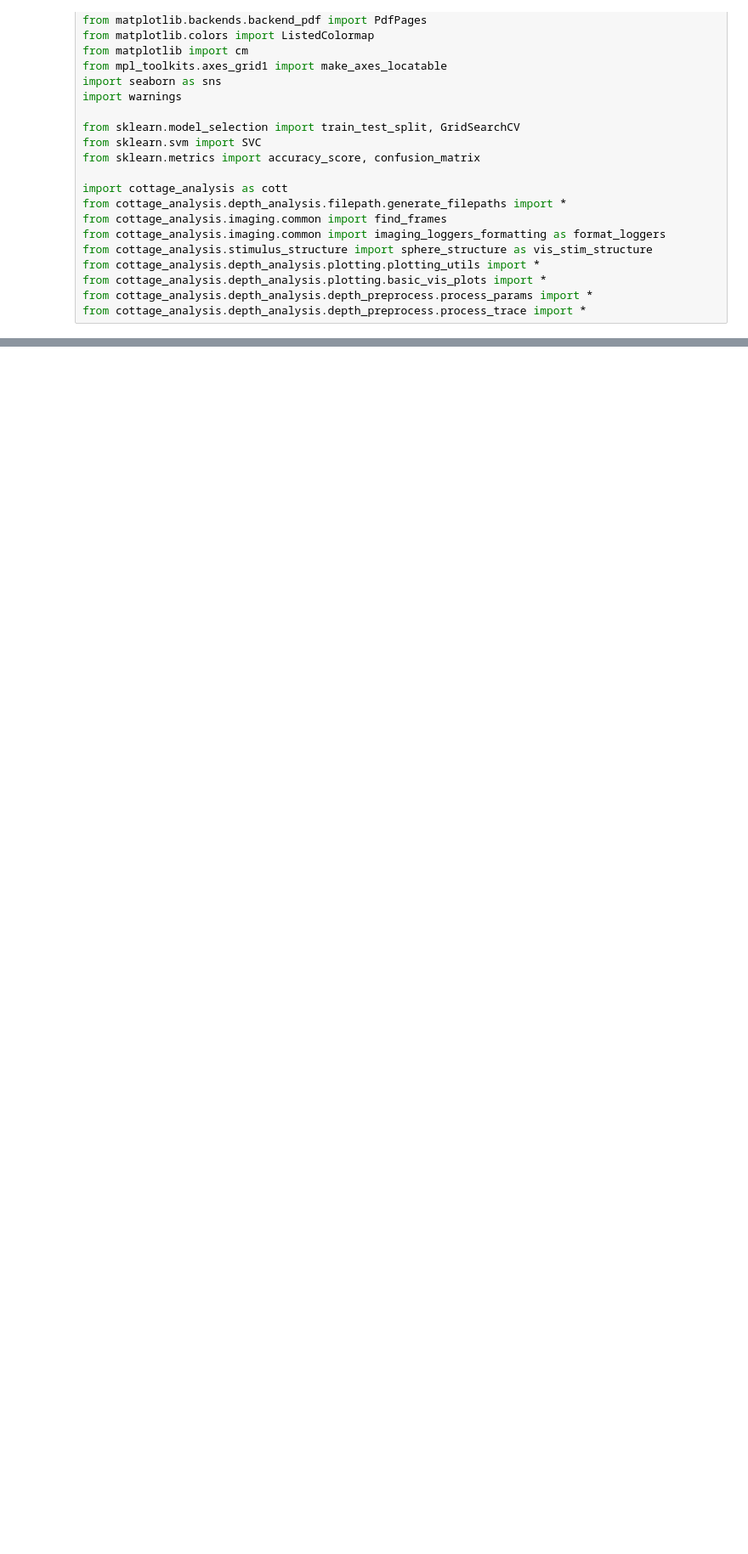
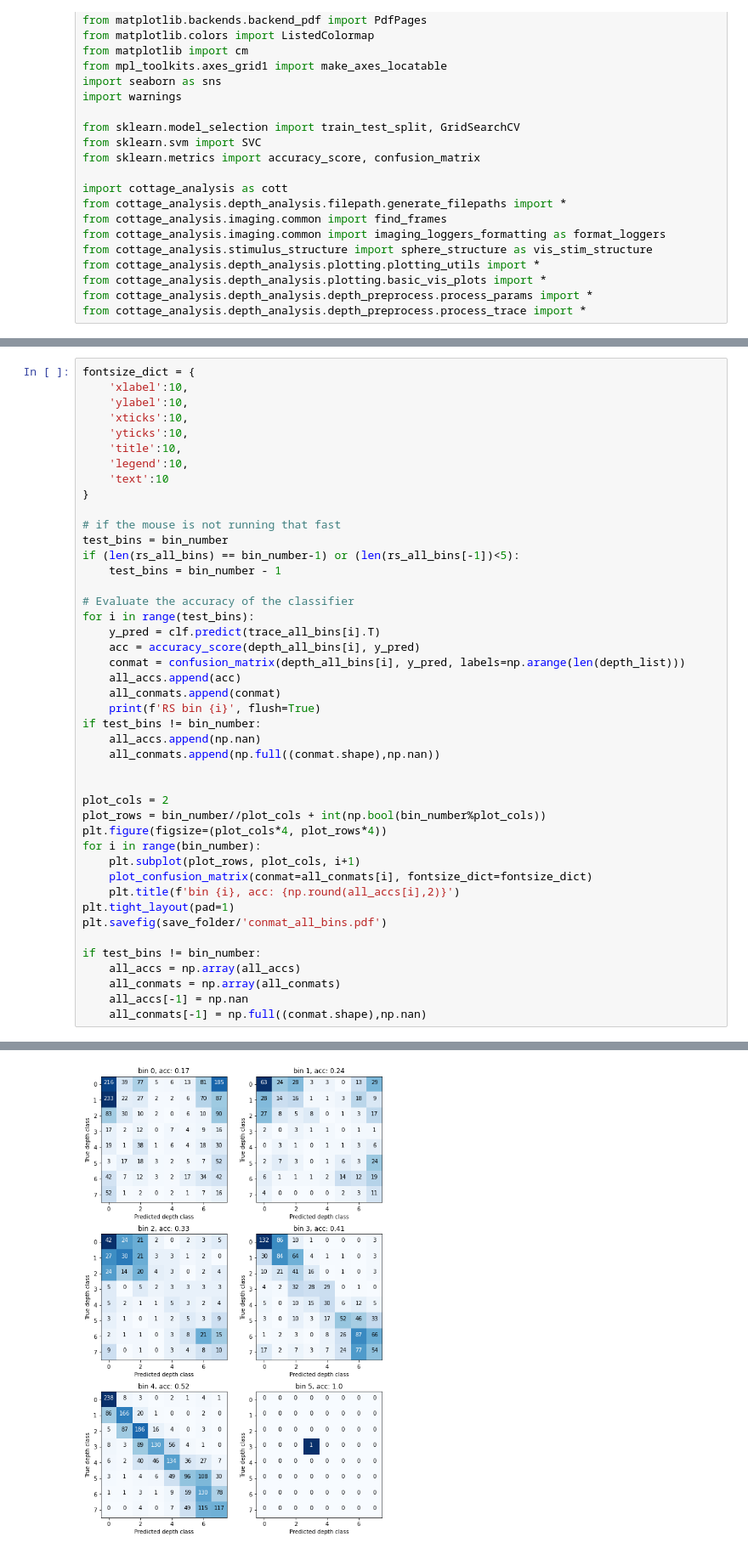
Before and after one commit to znamlab/cottage_analysis, a Jupyter notebook: cottage_analysis/depth_analysis/analysis/depth_decoder.ipynb, the cells around one changed output, grey strips where cells are left out. Shown: that part at 85% size. Cells and saved outputs as stored; diff of their text form; blank space fills up the shorter version.

```diff
--- a/cottage_analysis/depth_analysis/analysis/depth_decoder.ipynb
+++ b/cottage_analysis/depth_analysis/analysis/depth_decoder.ipynb
@@ -225,0 +578,45 @@ def remove_nan(xarr, arr1, arr2, shape):
+# %%
+fontsize_dict = {
+    'xlabel':10,
+    'ylabel':10,
+    'xticks':10,
+    'yticks':10,
+    'title':10,
+    'legend':10,
+    'text':10
+}
+
+# if the mouse is not running that fast
+test_bins = bin_number
+if (len(rs_all_bins) == bin_number-1) or (len(rs_all_bins[-1])<5):
+    test_bins = bin_number - 1
+
+# Evaluate the accuracy of the classifier
+for i in range(test_bins):
+    y_pred = clf.predict(trace_all_bins[i].T)
+    acc = accuracy_score(depth_all_bins[i], y_pred)
+    conmat = confusion_matrix(depth_all_bins[i], y_pred, labels=np.arange(len(depth_list)))
+    all_accs.append(acc)
+    all_conmats.append(conmat)
+    print(f'RS bin {i}', flush=True)
+if test_bins != bin_number:
+    all_accs.append(np.nan)
+    all_conmats.append(np.full((conmat.shape),np.nan))
+
+
+plot_cols = 2
+plot_rows = bin_number//plot_cols + int(np.bool(bin_number%plot_cols))
+plt.figure(figsize=(plot_cols*4, plot_rows*4))
+for i in range(bin_number):
+    plt.subplot(plot_rows, plot_cols, i+1)
+    plot_confusion_matrix(conmat=all_conmats[i], fontsize_dict=fontsize_dict)
+    plt.title(f'bin {i}, acc: {np.round(all_accs[i],2)}')
+plt.tight_layout(pad=1)
+plt.savefig(save_folder/'conmat_all_bins.pdf')
+
+if test_bins != bin_number:
+    all_accs = np.array(all_accs)
+    all_conmats = np.array(all_conmats)
+    all_accs[-1] = np.nan
+    all_conmats[-1] = np.full((conmat.shape),np.nan)
+# %% [output]
@@ -225,0 +630 @@ def remove_nan(xarr, arr1, arr2, shape):
+[figure, added]
```
Also changed, not shown: parts of 9 cells of this notebook, 7 other files.
